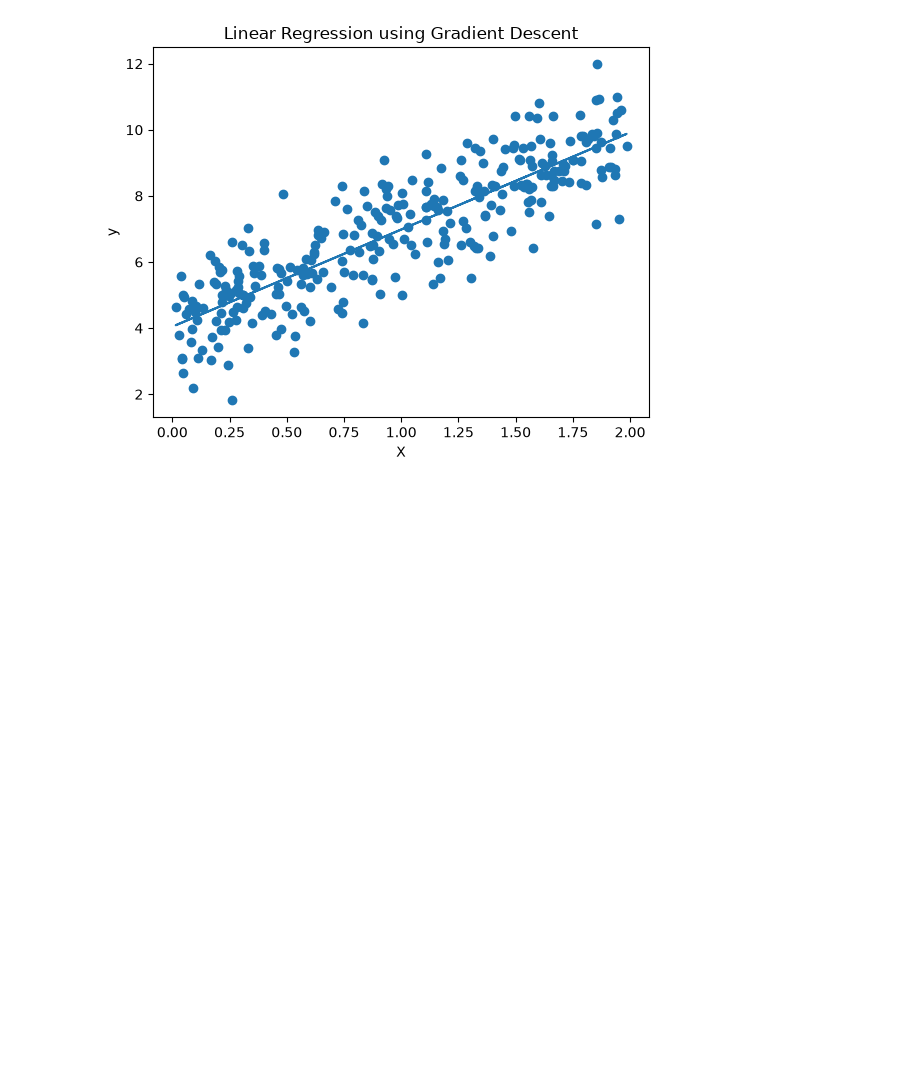
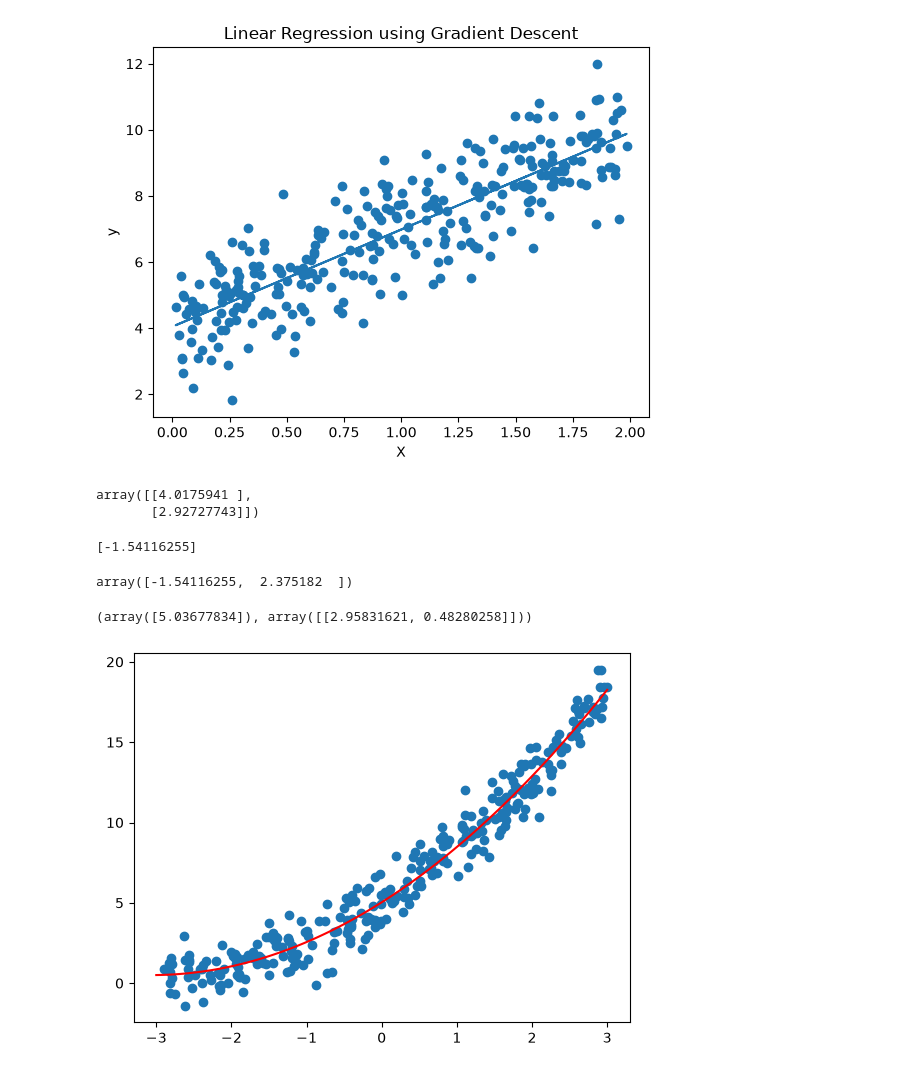
Before and after one commit to ombhiwaniya911/hands_on_ml, a Jupyter notebook: ch-04-training-models/models.ipynb, the cells around one changed output. Drawn from its saved outputs; the diff is of its cells as text; code cells hidden in the pictures; blank space fills up the shorter version.

```diff
--- a/ch-04-training-models/models.ipynb
+++ b/ch-04-training-models/models.ipynb
@@ -69,3 +69,49 @@ plt.title("Linear Regression using Gradient Descent")
 plt.show()
 # %% [output]
 [figure]
+# %%
+n_epochs = 50
+t0,t1 = 5,50
+def learning_rate(t):
+    return t0/(t+t1)
+theta = rng.standard_normal((2, 1))
+for epoch in range(n_epochs):
+    for iterations in range(m):
+        rand_idx = rng.integers(m)
+        xi = X_b[rand_idx:rand_idx + 1]
+        yi = y[rand_idx : rand_idx+1]
+        gradients = 2*xi.T@( xi @ theta-yi)
+        eta = learning_rate(epoch*m + iterations)
+        theta = theta - eta* gradients
+
+theta
+# %% [output]
+array([[4.0175941 ],
+       [2.92727743]])
+# %%
+X = 6*rng.random((m,1)) -3
+y = 0.5 * X ** 2 + 3 * X + 5 + rng.standard_normal((m,1))
+from sklearn.preprocessing import PolynomialFeatures
+poly_features = PolynomialFeatures(degree=2, include_bias=False)
+X_poly = poly_features.fit_transform(X)
+print(X[0])
+X_poly[0]
+# %% [output]
+[-1.54116255]
+array([-1.54116255,  2.375182  ])
+# %%
+lin_reg = LinearRegression()
+lin_reg.fit(X_poly, y)
+lin_reg.intercept_, lin_reg.coef_
+# %% [output]
+(array([5.03677834]), array([[2.95831621, 0.48280258]]))
+# %%
+plt.scatter(X,y)
+X_new = np.linspace(-3, 3, 100).reshape(-1, 1)
+X_new_poly = poly_features.transform(X_new)
+
+y_new = lin_reg.predict(X_new_poly)
+plt.plot(X_new,y_new,'r-')
+plt.show()
+# %% [output]
+[figure, added]
```
Also changed, not shown: parts of 1 cell of this notebook.
